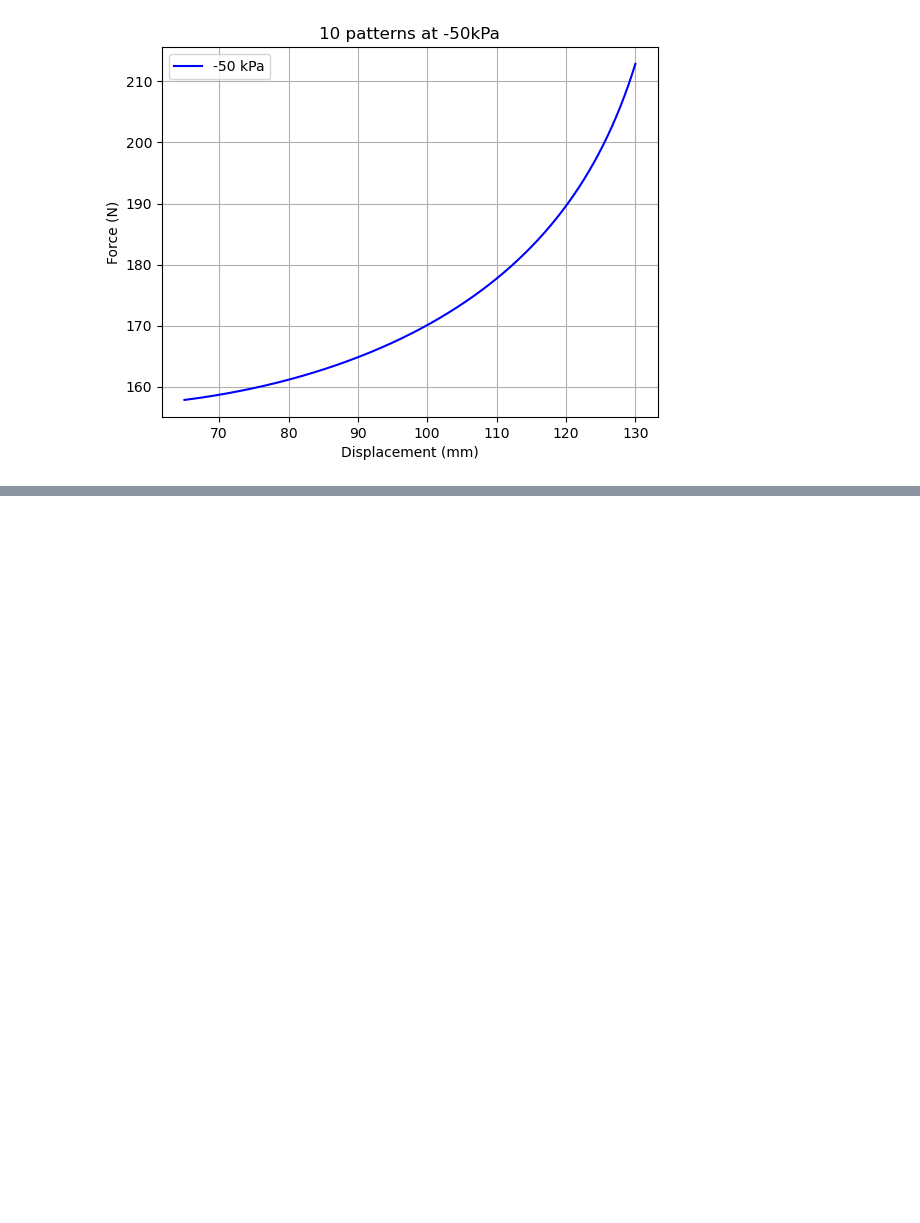
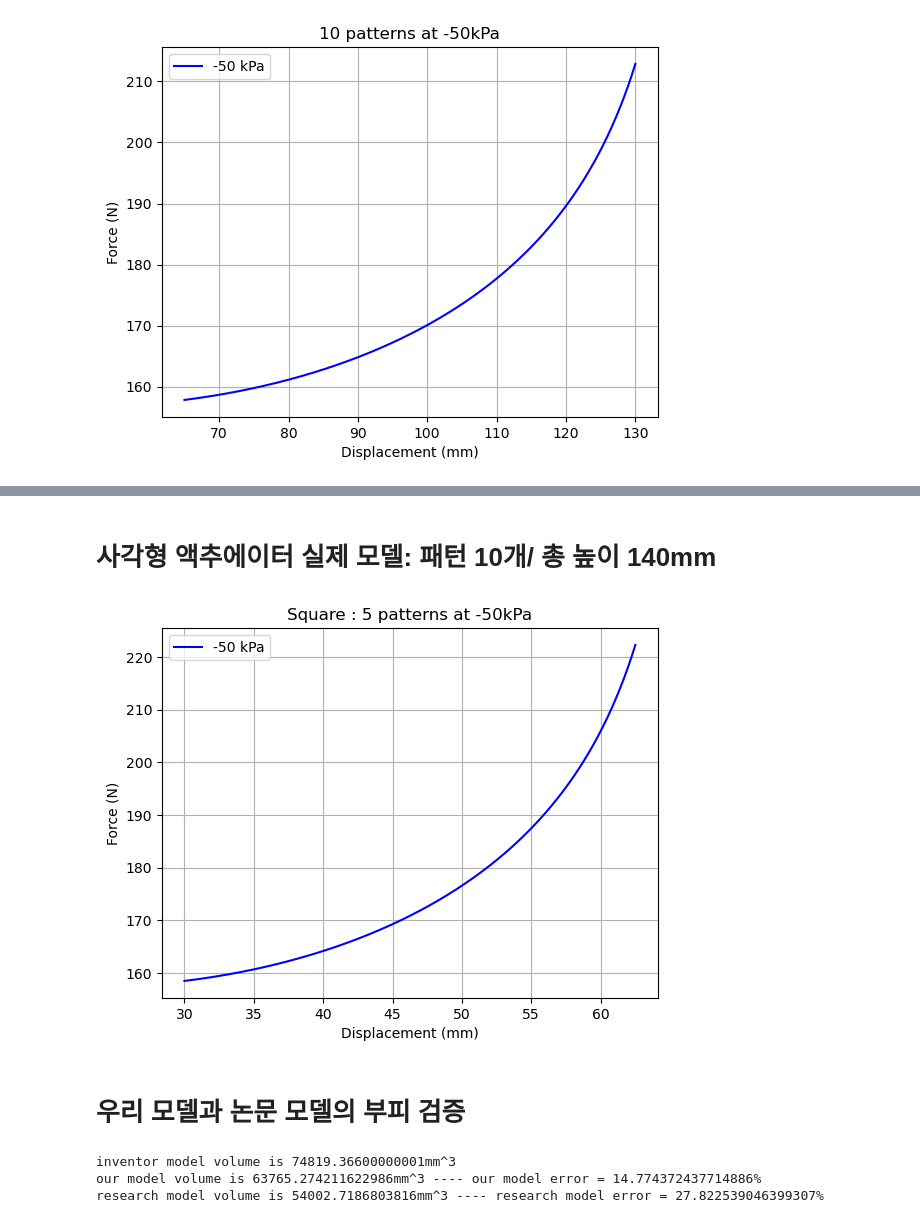
Before and after one commit to moreum2/OV-PAM_model, a Jupyter notebook: OV-PAM model.ipynb, the cells around one changed output, grey strips where cells are left out. Saved outputs shown, nothing was run; the diff lists cells and outputs as text; code cells hidden in the pictures; blank space fills up the shorter version.

```diff
--- a/OV-PAM model.ipynb
+++ b/OV-PAM model.ipynb
@@ -620,0 +627,54 @@ plt.show()
+# %% [markdown]
+# 사각형 액추에이터 실제 모델: 패턴 10개/ 총 높이 140mm
+# %%
+theta = np.linspace(np.pi/180*60,0,1000) # rad
+
+h = 8.5*10**-3
+D = 60*10**-3
+t = 2*10**-3
+d = 43.2*10**-3
+s = 5*10**-3
+R = 52.5*10**-3
+
+n = 5
+
+L0 = (h-t)/np.sin(np.pi/3)+t
+
+# print('L0 =' + ' ' + str(L0)) # L0 검증
+
+L = (L0-t)*np.sin(theta)+t
+L_t = (n*L+(n-1)*s)*1000
+
+dL = (L0-t)*np.cos(theta)
+dL_t = n*dL
+
+dV = n*D**2*((L0-t)*np.cos(theta))-1/3*n*(D-d)*(L0-t)**2*(np.cos(theta)**2-np.sin(theta)**2)-0.5*n*(D+d)*(L0-t)**2*np.cos(theta)**2+0.5*n*(D+d)*((L0-t)*np.sin(theta)+2*t)*(L0-t)*np.sin(theta)+n*t*(D-d)*(L0-t)*np.sin(theta)
+
+# V = n*D**2*((L0-t)*np.sin(theta)+t)-1/3*n*(D-d)*(L0-t)**2*np.cos(theta)*np.sin(theta)-0.5*n*(D+d)*((L0-t)*np.sin(theta)+2*t)*(L0-t)*np.cos(theta)-n*t*(D-d)*(L0-t)*np.cos(theta)
+# index = np.where(theta == np.pi/3)[0][0] #내부 부피 검증
+# print('V at theta = pi/3:', V[index]) #내부 부피 검증
+
+F = -P*dV/dL_t
+
+P = -50*1000
+
+plt.plot(L_t,F,'b-', label='-50 kPa')
+plt.xlabel('Displacement (mm)')
+plt.ylabel('Force (N)')
+
+plt.legend()
+plt.grid(True)
+plt.title('Square : ' + str(n) +' patterns at -50kPa')
+plt.show()
+# %% [output]
+[figure, added]
+# %% [markdown]
+# 우리 모델과 논문 모델의 부피 검증
+# %%
+print("inventor model volume is " + str(V_inventor) + "mm^3" )
+print("our model volume is " + str(V_ourmodel*10**9) + "mm^3" + " ---- our model error = " + str(abs(V_inventor-V_ourmodel*10**9)/V_inventor*100) + "%")
+print("research model volume is " + str(V_research*10**9) + "mm^3"+ " ---- research model error = " + str(abs(V_inventor-V_research*10**9)/V_inventor*100) + "%")
+# %% [output]
+inventor model volume is 74819.36600000001mm^3
+our model volume is 63765.274211622986mm^3 ---- our model error = 14.774372437714886%
+research model volume is 54002.7186803816mm^3 ---- research model error = 27.822539046399307%
```
Also changed, not shown: parts of 3 cells of this notebook.
